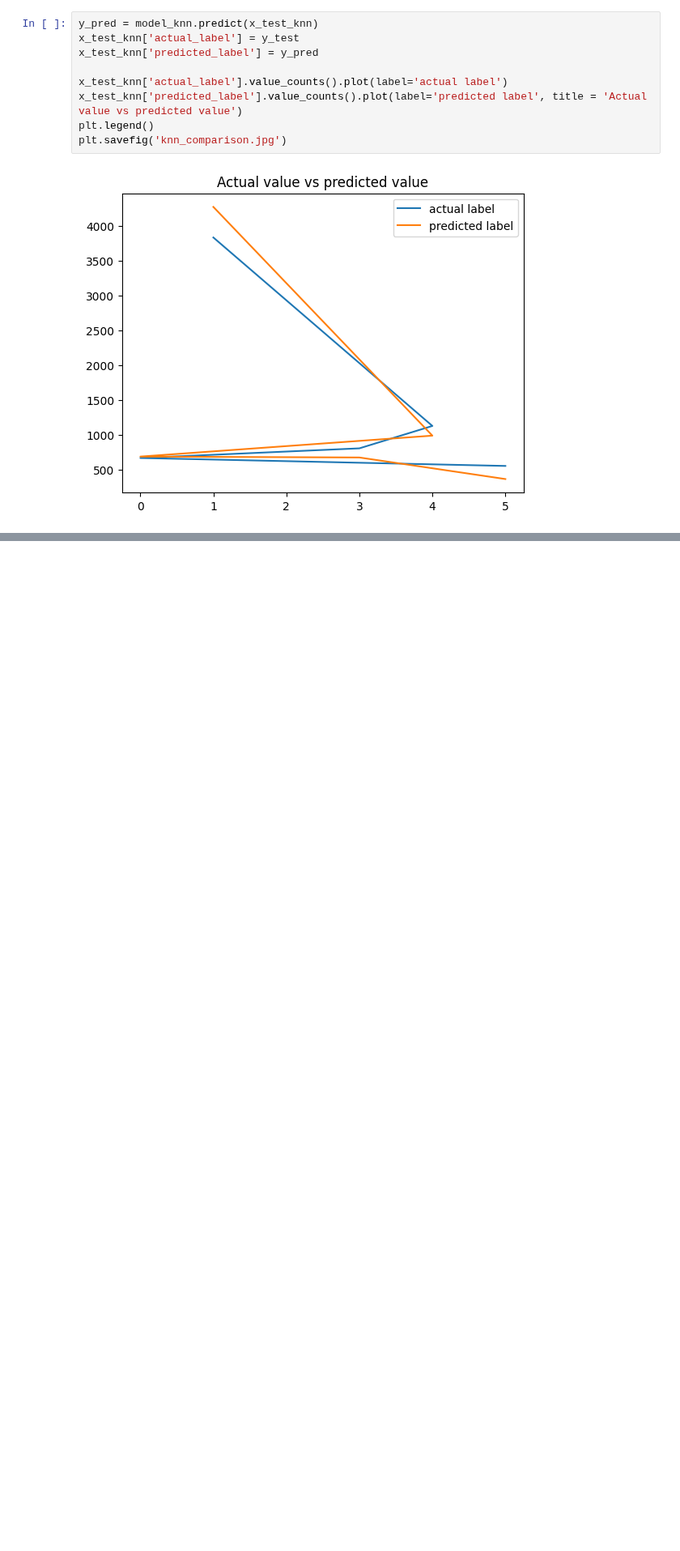
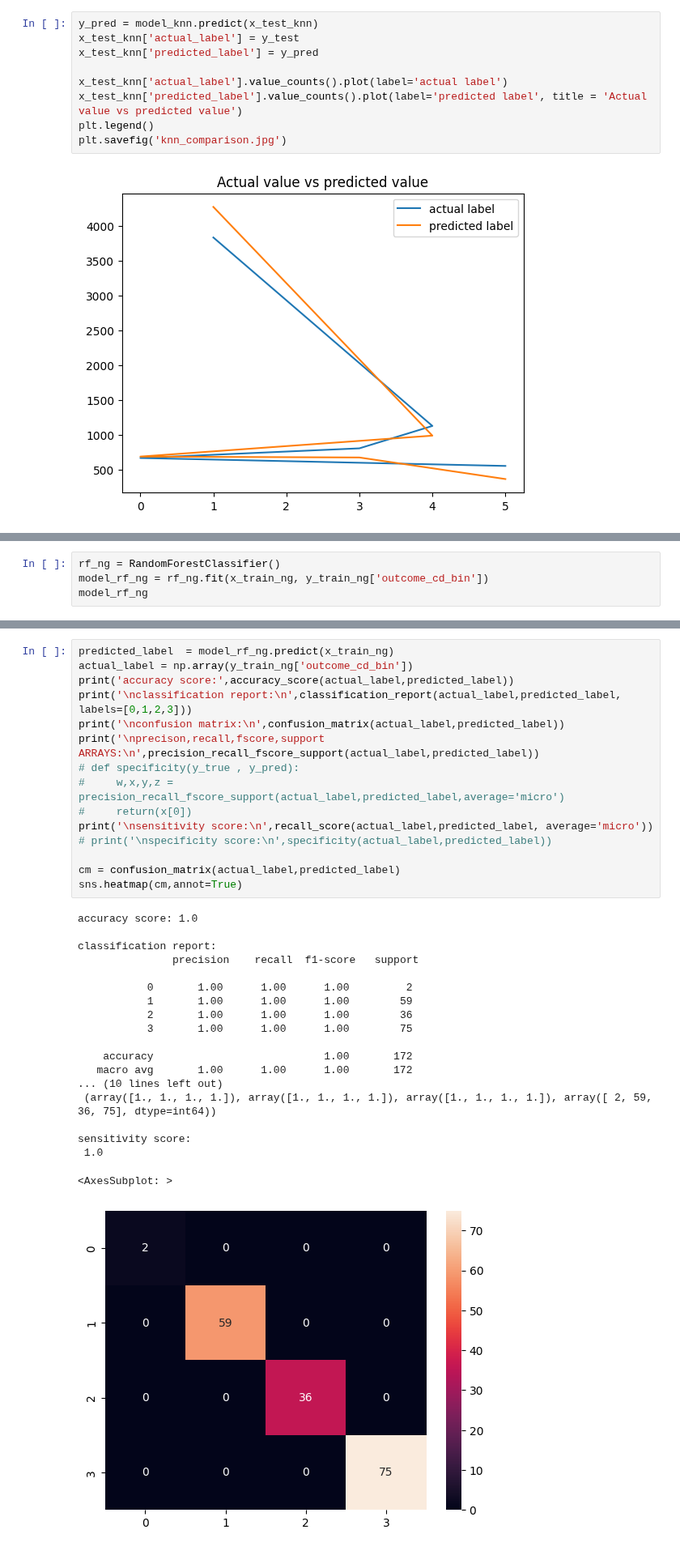
Before and after one commit to Taoheed-O/Tuberculosis_Survival_prediction, a Jupyter notebook: Machine_learning.ipynb, the cells around one changed output, grey strips where cells are left out. Shown at 81% size. Saved outputs shown, nothing was run; the diff lists cells and outputs as text; blank space fills up the shorter version.

```diff
--- a/Machine_learning.ipynb
+++ b/Machine_learning.ipynb
@@ -819,0 +1127,4 @@ plt.savefig('knn_comparison.jpg')
+# %%
+rf_ng = RandomForestClassifier()
+model_rf_ng = rf_ng.fit(x_train_ng, y_train_ng['outcome_cd_bin'])
+model_rf_ng
@@ -819,0 +1133,35 @@ plt.savefig('knn_comparison.jpg')
+# %%
+predicted_label  = model_rf_ng.predict(x_train_ng)
+actual_label = np.array(y_train_ng['outcome_cd_bin'])
+print('accuracy score:',accuracy_score(actual_label,predicted_label))
+print('\nclassification report:\n',classification_report(actual_label,predicted_label, labels=[0,1,2,3]))
+print('\nconfusion matrix:\n',confusion_matrix(actual_label,predicted_label))
+print('\nprecison,recall,fscore,support ARRAYS:\n',precision_recall_fscore_support(actual_label,predicted_label))
+# def specificity(y_true , y_pred):
+#     w,x,y,z = precision_recall_fscore_support(actual_label,predicted_label,average='micro')
+#     return(x[0])
+print('\nsensitivity score:\n',recall_score(actual_label,predicted_label, average='micro'))
+# print('\nspecificity score:\n',specificity(actual_label,predicted_label))
+
+cm = confusion_matrix(actual_label,predicted_label)
+sns.heatmap(cm,annot=True)
+# %% [output]
+accuracy score: 1.0
+
+classification report:
+               precision    recall  f1-score   support
+
+           0       1.00      1.00      1.00         2
+           1       1.00      1.00      1.00        59
+           2       1.00      1.00      1.00        36
+           3       1.00      1.00      1.00        75
+
+    accuracy                           1.00       172
+   macro avg       1.00      1.00      1.00       172
+... (10 lines left out)
+ (array([1., 1., 1., 1.]), array([1., 1., 1., 1.]), array([1., 1., 1., 1.]), array([ 2, 59, 36, 75], dtype=int64))
+
+sensitivity score:
+ 1.0
+<AxesSubplot: >
+[figure, added]
```
Also changed, not shown: parts of 42 cells of this notebook, 2 other files.
